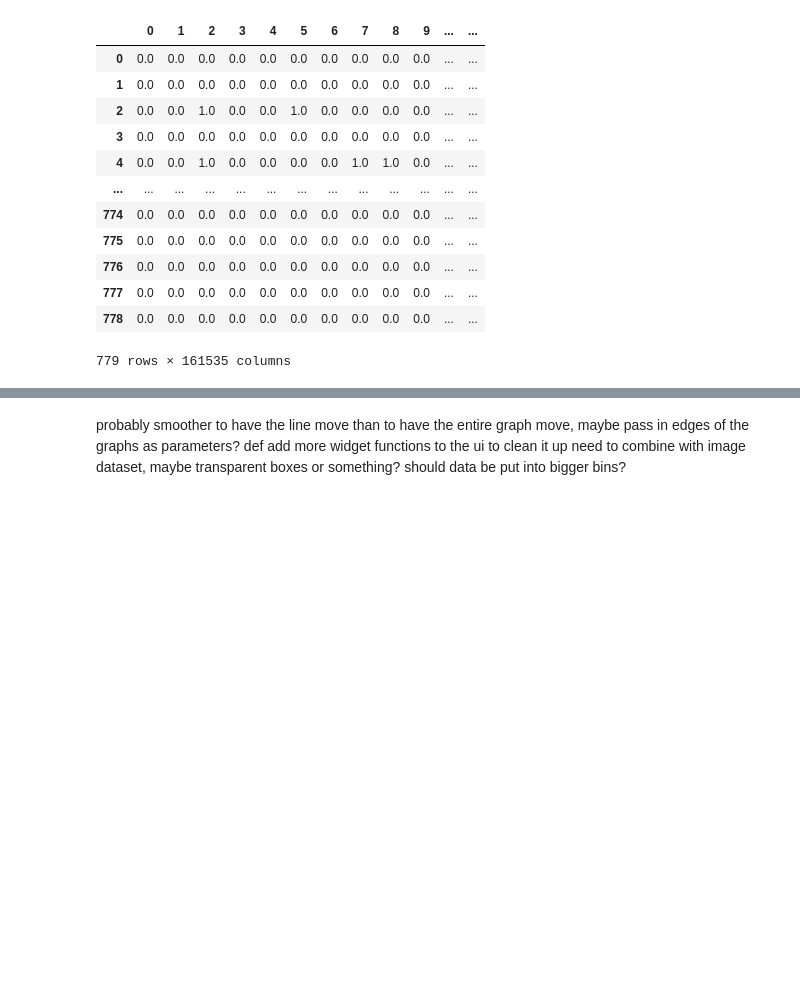
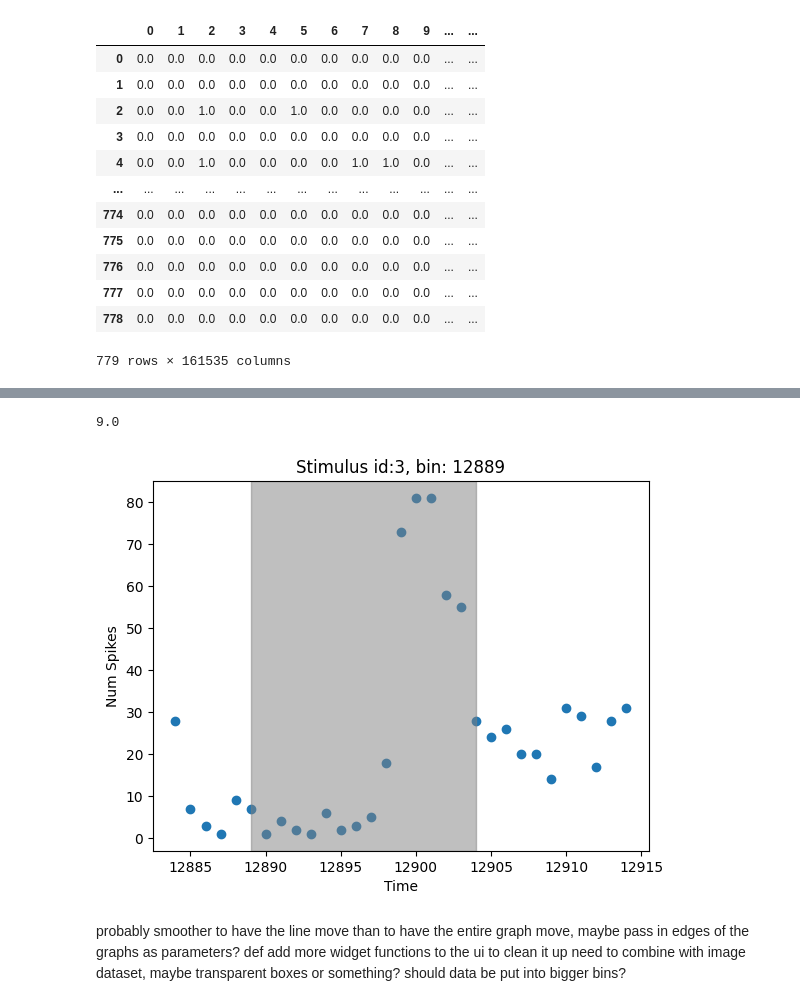
Before and after one commit to VirtualBrainLab/urchin-examples, a Jupyter notebook: li_2024/spiking_data.ipynb, the cells around one changed output, grey strips where cells are left out. Cells and saved outputs as stored; diff of their text form; code cells hidden in the pictures; blank space fills up the shorter version.

```diff
--- a/li_2024/spiking_data.ipynb
+++ b/li_2024/spiking_data.ipynb
@@ -43,0 +47,17 @@ plt.hist(np.diff(stim_on_time, axis=0))
+# %%
+# To pull out stim data
+stim_on_time = np.load("../../data/natImsOnTimes.npy")
+stim_on_time
+#to bin: divide by 20, floor
+stim_binned = np.floor(stim_on_time*1000 /20)
+stim_binned = np.transpose(stim_binned)
+stim_ids = np.load("../../data/natImsIDs.npy") # max is 10
+stims = np.vstack((stim_binned, stim_ids))
+stims = pd.DataFrame(stims)
+stims.columns = stims.iloc[0]
+stims = stims.drop(0)
+# stims = stims.rename(index={1: 'stim'})
+
+#stims = stims.T.sort_values(by = 0).T
+stims
+# stim_ids
@@ -43,0 +68,5 @@ plt.hist(np.diff(stim_on_time, axis=0))
+# %%
+# Combining the dfs
+combined = spike_data.merge(stims, how = "outer")
+combined = combined.rename(index={799: 'stim'})
+combined
@@ -43,0 +87,4 @@ plt.hist(np.diff(stim_on_time, axis=0))
+# %%
+combined.iloc[779,12548]
+# %% [output]
+9.0
@@ -44,3 +95,21 @@ plt.hist(np.diff(stim_on_time, axis=0))
+# %%
+bin_id = 12889
+stim_id = int(combined.iloc[779,bin_id])
+# Assuming combined is your DataFrame
+x = combined.columns[bin_id - 5: bin_id + 26].to_list()  # Adjusted slicing indices
+y = combined.iloc[:, bin_id - 5: bin_id + 26].sum().to_list()  # Adjusted slicing indices
+
+plt.scatter(x, y)
+plt.xlabel('Time')
+plt.ylabel('Num Spikes')
+plt.title('Stimulus id:{}, bin: {}'.format(stim_id, bin_id))
+
+# Add the gray rectangle
+plt.axvspan(bin_id, bin_id + 15, color='gray', alpha=0.5)
+
+plt.show()
+# %% [output]
+[figure, added]
 # %%
 allen = pd.read_csv("../../data/allen_visual_behavior_firing_rate.csv")
 allen = allen.iloc[::400]
```
Also changed, not shown: parts of 10 cells of this notebook.
